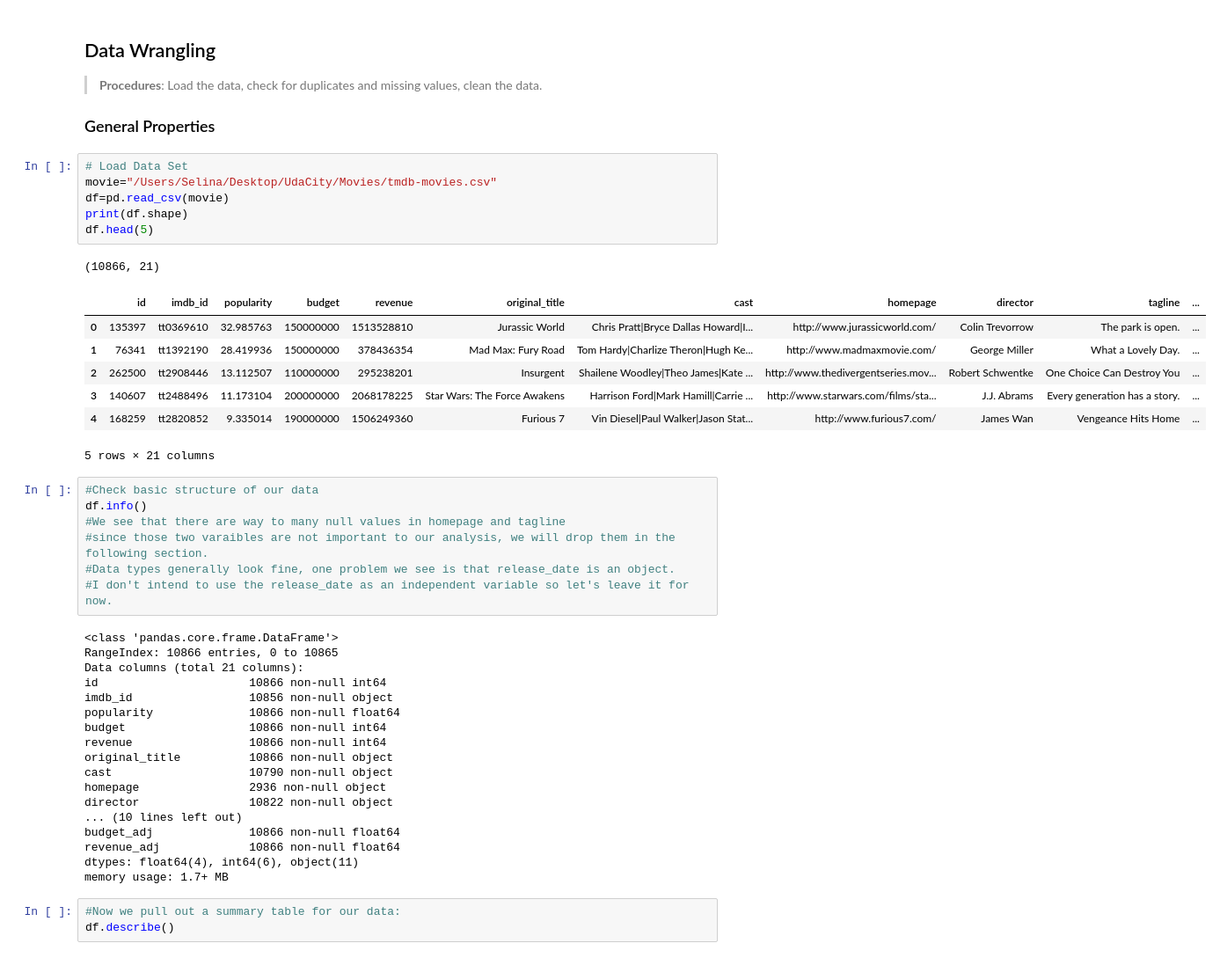
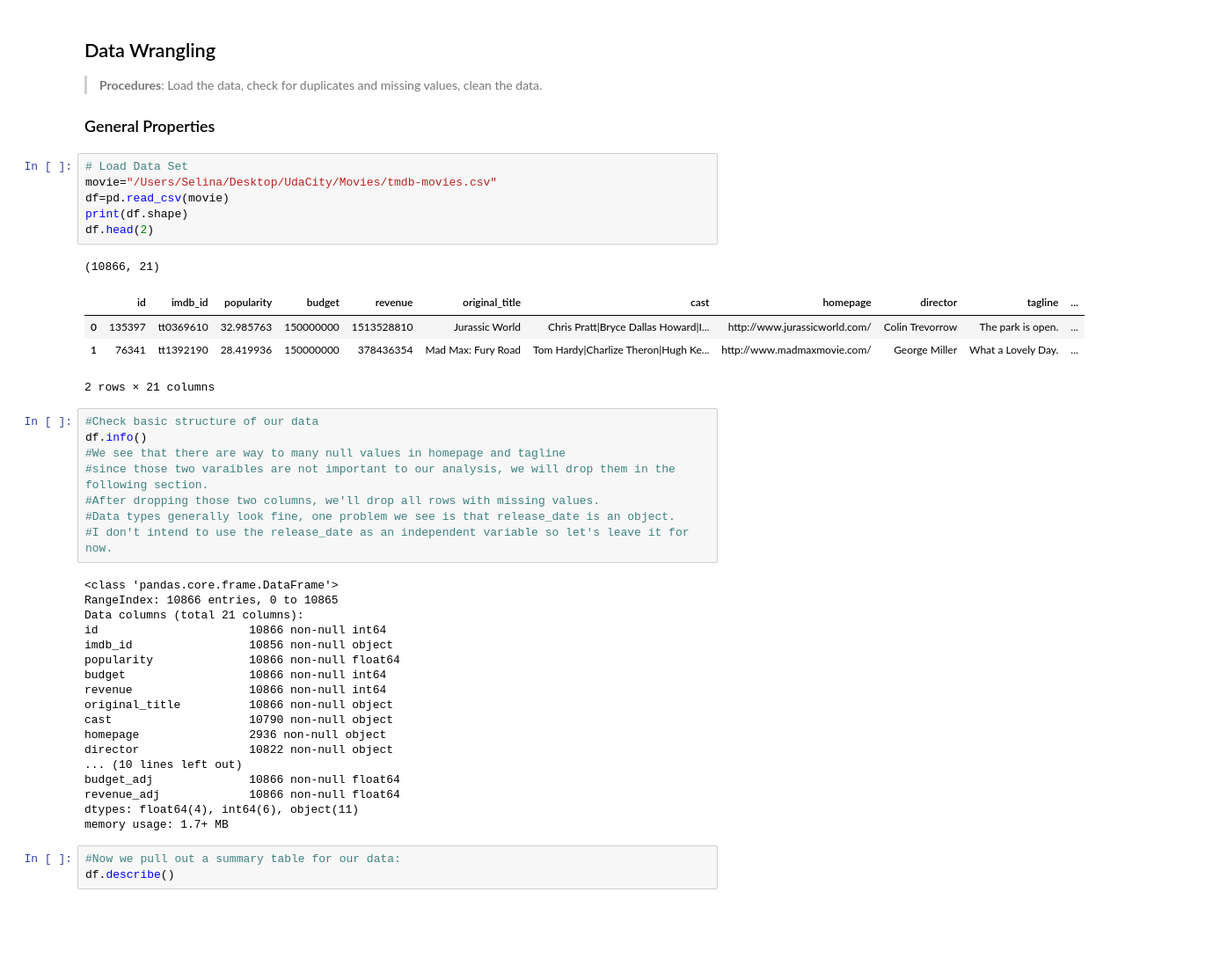
Before and after one commit to tianyueniu/dataprojects, a Jupyter notebook: Movie Data Analysis.ipynb, the cells around one changed output. Shown: that part at 88% size. Saved outputs shown, nothing was run; the diff lists cells and outputs as text; blank space fills up the shorter version.

```diff
--- a/Movie Data Analysis.ipynb
+++ b/Movie Data Analysis.ipynb
@@ -29,23 +29,21 @@ import matplotlib.pyplot as plt
 # %%
 # Load Data Set
 movie="/Users/Selina/Desktop/UdaCity/Movies/tmdb-movies.csv"
 df=pd.read_csv(movie)
 print(df.shape)
-df.head(5)
+df.head(2)
 # %% [output]
 (10866, 21)
 |  | id | imdb_id | popularity | budget | revenue | original_title | cast | homepage | director | tagline | ... |
 | 0 | 135397 | tt0369610 | 32.985763 | 150000000 | 1513528810 | Jurassic World | Chris Pratt|Bryce Dallas Howard|I... | http://www.jurassicworld.com/ | Colin Trevorrow | The park is open. | ... |
 | 1 | 76341 | tt1392190 | 28.419936 | 150000000 | 378436354 | Mad Max: Fury Road | Tom Hardy|Charlize Theron|Hugh Ke... | http://www.madmaxmovie.com/ | George Miller | What a Lovely Day. | ... |
-| 2 | 262500 | tt2908446 | 13.112507 | 110000000 | 295238201 | Insurgent | Shailene Woodley|Theo James|Kate ... | http://www.thedivergentseries.mov... | Robert Schwentke | One Choice Can Destroy You | ... |
-| 3 | 140607 | tt2488496 | 11.173104 | 200000000 | 2068178225 | Star Wars: The Force Awakens | Harrison Ford|Mark Hamill|Carrie ... | http://www.starwars.com/films/sta... | J.J. Abrams | Every generation has a story. | ... |
-| 4 | 168259 | tt2820852 | 9.335014 | 190000000 | 1506249360 | Furious 7 | Vin Diesel|Paul Walker|Jason Stat... | http://www.furious7.com/ | James Wan | Vengeance Hits Home | ... |
-5 rows × 21 columns
+2 rows × 21 columns
 # %%
 #Check basic structure of our data
 df.info()
 #We see that there are way to many null values in homepage and tagline
 #since those two varaibles are not important to our analysis, we will drop them in the following section.
+#After dropping those two columns, we'll drop all rows with missing values.
 #Data types generally look fine, one problem we see is that release_date is an object.
 #I don't intend to use the release_date as an independent variable so let's leave it for now.
 # %% [output]
```
Also changed, not shown: parts of 19 cells of this notebook.
